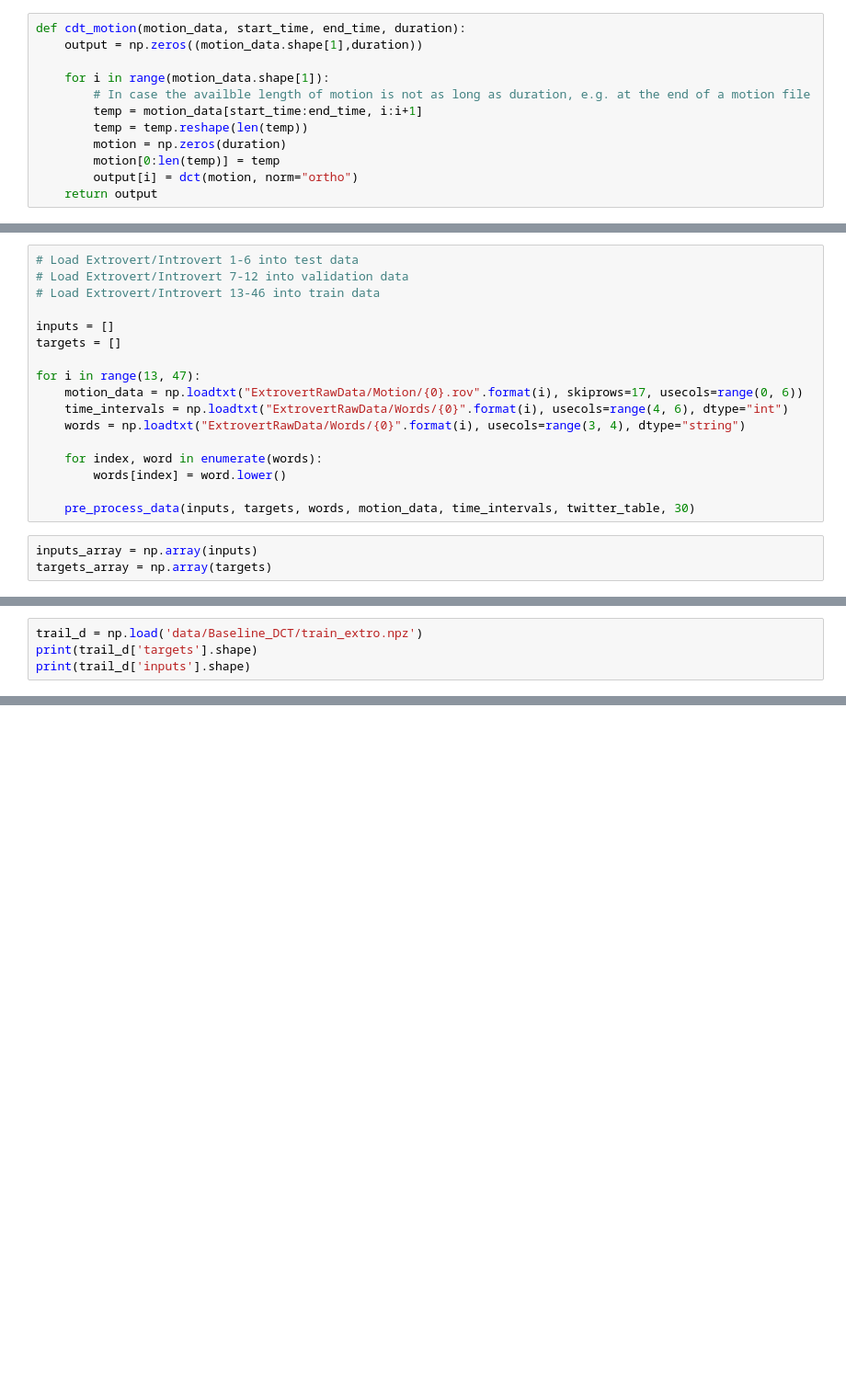
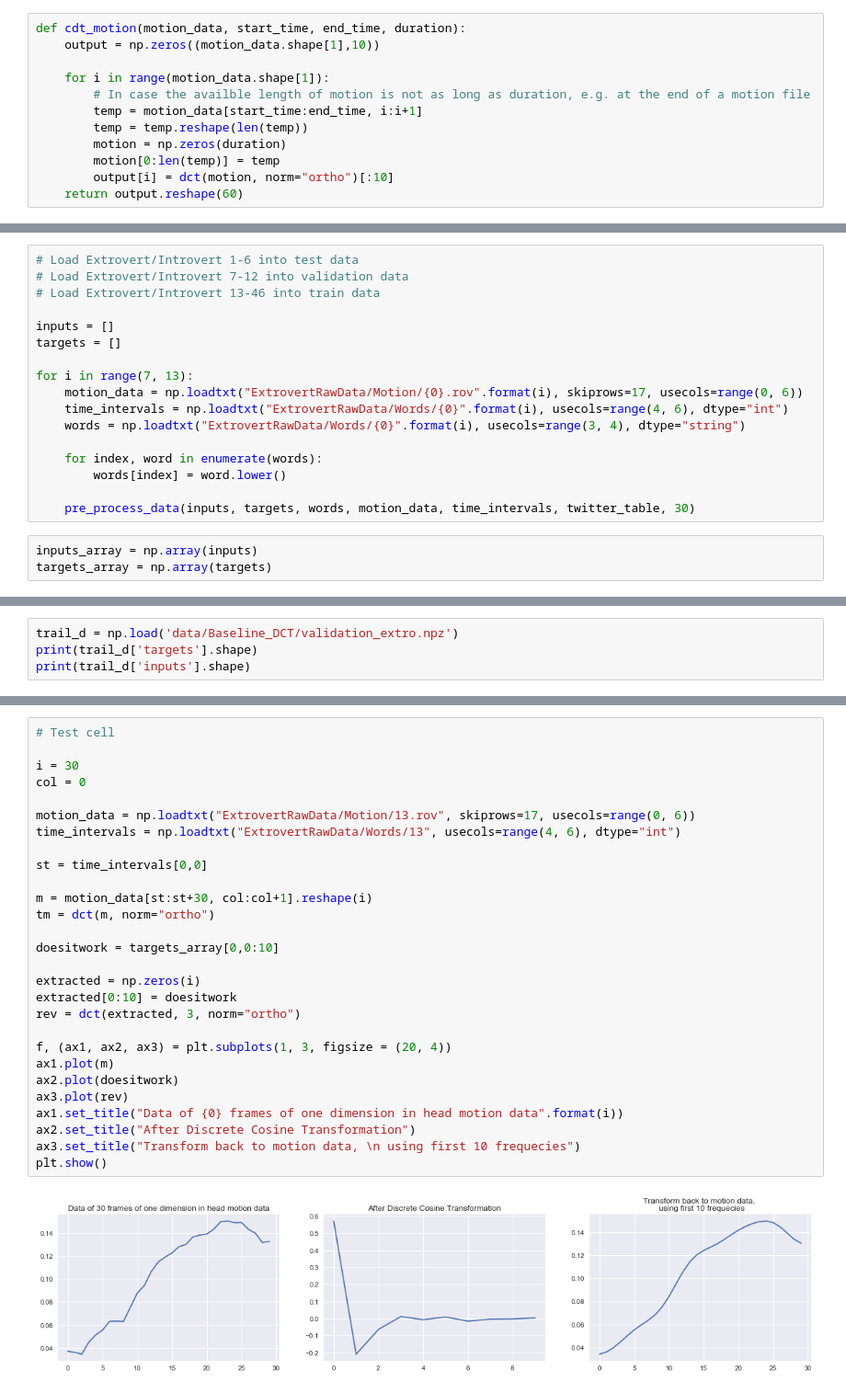
Before and after one commit to CynthiaCXY/HeadMotionSynthesis, a Jupyter notebook: data_pre_process.ipynb, the cells around one changed output, grey strips where cells are left out. Shown at 92% size. Cells and saved outputs as stored; diff of their text form; blank space fills up the shorter version.

Commit message:
Flatterned targets data

```diff
--- a/data_pre_process.ipynb
+++ b/data_pre_process.ipynb
@@ -64,7 +64,7 @@ plt.show()
 [figure]
 # %%
 def cdt_motion(motion_data, start_time, end_time, duration):
-    output = np.zeros((motion_data.shape[1],duration))
+    output = np.zeros((motion_data.shape[1],10))
 
     for i in range(motion_data.shape[1]):
         # In case the availble length of motion is not as long as duration, e.g. at the end of a motion file
@@ -72,8 +72,8 @@ def cdt_motion(motion_data, start_time, end_time, duration):
         temp = temp.reshape(len(temp))
         motion = np.zeros(duration)
         motion[0:len(temp)] = temp
-        output[i] = dct(motion, norm="ortho")
-    return output
+        output[i] = dct(motion, norm="ortho")[:10]
+    return output.reshape(60)
 # %%
 def pre_process_data(inputs, targets, words, motion_data, time_intervals, check_table, duration):
 
@@ -121,7 +121,7 @@ def pre_process_data(inputs, targets, words, motion_data, time_intervals, check_
 inputs = []
 targets = []
 
-for i in range(13, 47):
+for i in range(7, 13):
     motion_data = np.loadtxt("ExtrovertRawData/Motion/{0}.rov".format(i), skiprows=17, usecols=range(0, 6))
     time_intervals = np.loadtxt("ExtrovertRawData/Words/{0}".format(i), usecols=range(4, 6), dtype="int")
     words = np.loadtxt("ExtrovertRawData/Words/{0}".format(i), usecols=range(3, 4), dtype="string")
@@ -144,5 +144,5 @@ np.savez('data/Baseline_DCT/train_extro.npz', inputs=inputs_array, targets=targe
 # %%
-trail_d = np.load('data/Baseline_DCT/train_extro.npz')
+trail_d = np.load('data/Baseline_DCT/validation_extro.npz')
 print(trail_d['targets'].shape)
 print(trail_d['inputs'].shape)
 # %% [output]
@@ -184,0 +185,30 @@ Input dim:  (1037, 100) Target dim:  (1037, 6, 30)
+# %%
+# Test cell
+
+i = 30
+col = 0
+
+motion_data = np.loadtxt("ExtrovertRawData/Motion/13.rov", skiprows=17, usecols=range(0, 6))
+time_intervals = np.loadtxt("ExtrovertRawData/Words/13", usecols=range(4, 6), dtype="int")
+
+st = time_intervals[0,0]
+
+m = motion_data[st:st+30, col:col+1].reshape(i)
+tm = dct(m, norm="ortho")
+
+doesitwork = targets_array[0,0:10]
+
+extracted = np.zeros(i)
+extracted[0:10] = doesitwork
+rev = dct(extracted, 3, norm="ortho")
+
+f, (ax1, ax2, ax3) = plt.subplots(1, 3, figsize = (20, 4))
+ax1.plot(m)
+ax2.plot(doesitwork)
+ax3.plot(rev)
+ax1.set_title("Data of {0} frames of one dimension in head motion data".format(i))
+ax2.set_title("After Discrete Cosine Transformation")
+ax3.set_title("Transform back to motion data, \n using first 10 frequecies")
+plt.show()
+# %% [output]
+[figure, added]
```
Also changed, not shown: parts of 4 cells of this notebook.
